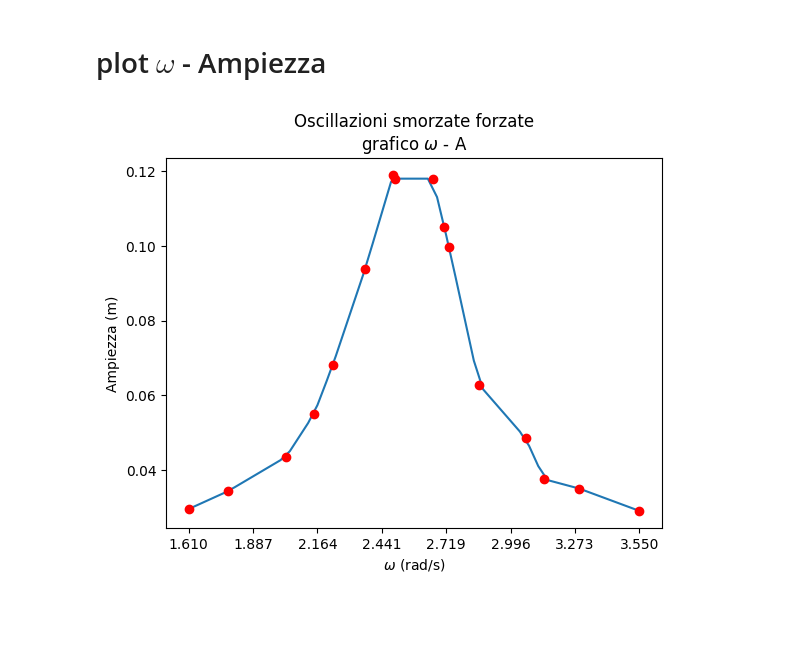
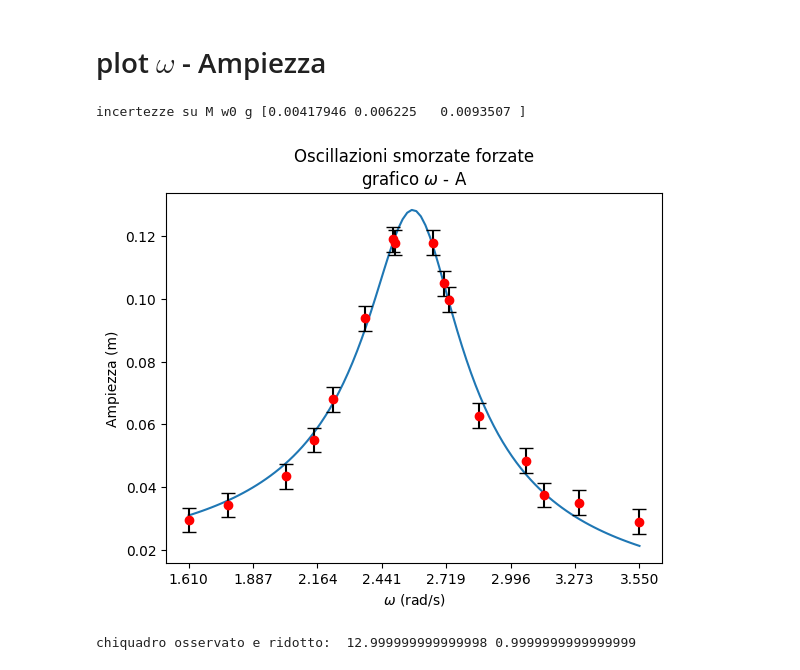
Before and after one commit to CarminatiGiovanni/LaboratorioFisica1, a Jupyter notebook: OSCILLAZIONI FORZATE SMORZATE/PYTHON/oscillazioni_forzate.ipynb, the cells around one changed output. Cells and saved outputs as stored; diff of their text form; code cells hidden in the pictures; blank space fills up the shorter version.

Commit message:
aggiunta interpolazione e test chiquadro

```diff
--- a/OSCILLAZIONI FORZATE SMORZATE/PYTHON/oscillazioni_forzate.ipynb
+++ b/OSCILLAZIONI FORZATE SMORZATE/PYTHON/oscillazioni_forzate.ipynb
@@ -17,18 +17,34 @@ A = np.array(fr['A']) * 0.01 # m
 # %% [markdown]
 # plot $\omega$ - Ampiezza
 # %%
-#interpolazione con pandas
+#interpolazione con scipy
+from scipy.optimize import curve_fit
 
-f = interp1d(omega,A)
-x = np.linspace(min(omega),max(omega))
-y = f(x)
+def A_w(x, M, w0, g):
+    return M/np.sqrt((w0**2 - x**2)**2 + 4 * g**2 * x**2)
+
+popt, pcov = curve_fit(A_w, omega, A)
+exp_a = A_w(omega,popt[0],popt[1],popt[2])
+print('incertezze su M w0 g', np.sqrt(np.diag(pcov))
+)
+sigmaY = np.sqrt(np.sum((A - exp_a)**2)/(len(omega) - 3)) # 3 numero di parametri nell'interpolazione
+
+x = np.linspace(min(omega),max(omega),100)
+y = A_w(x,popt[0],popt[1],popt[2])
 
 plt.plot(x,y)
-plt.plot(omega,A,'o',color='red')
+plt.errorbar(omega,A,yerr=sigmaY,fmt='o',color='red',ecolor="black",capsize=5)
 plt.title('Oscillazioni smorzate forzate\ngrafico $\omega$ - A')
 plt.ylabel("Ampiezza (m)")
 plt.xlabel("$\omega$ (rad/s)")
 plt.xticks(np.linspace(min(omega),max(omega),8))
 plt.show()
+
+
+chiquadro = np.sum(((A - exp_a)/sigmaY)**2)
+chiquadro_ridotto = chiquadro/(len(A) - 3)
+print('chiquadro osservato e ridotto: ', chiquadro,chiquadro_ridotto)
 # %% [output]
+incertezze su M w0 g [0.00417946 0.006225   0.0093507 ]
-[figure, old version]
+[figure, new version]
+chiquadro osservato e ridotto:  12.999999999999998 0.9999999999999999
```
Also changed, not shown: parts of 1 cell of this notebook.
